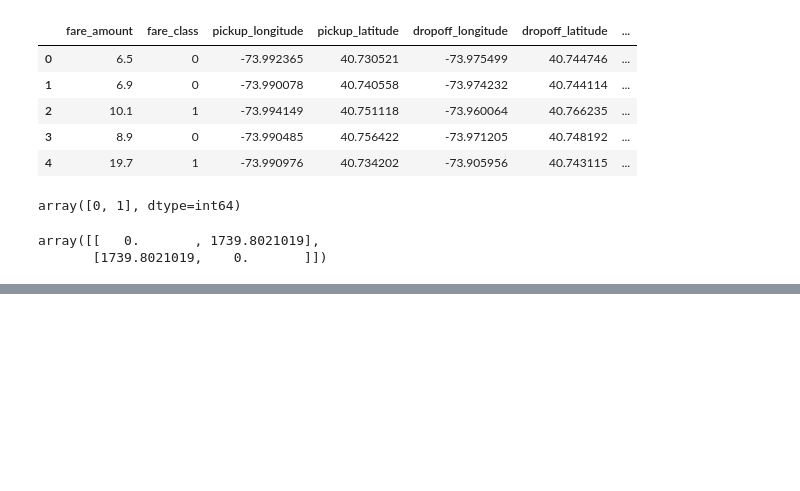
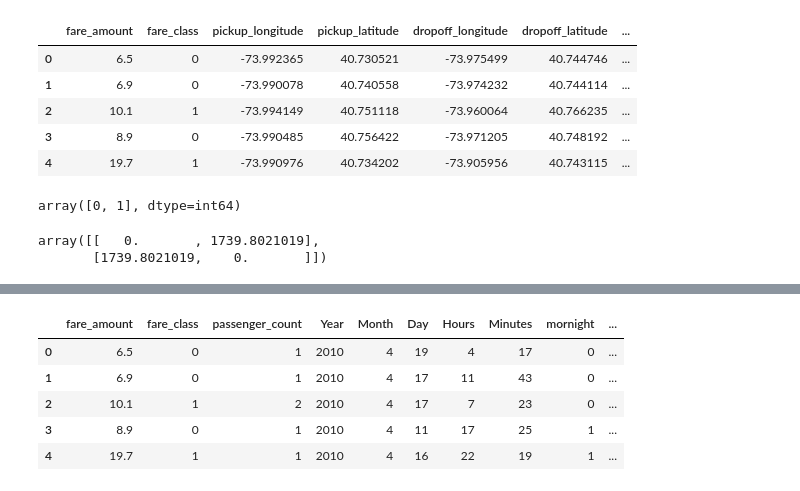
Before and after one commit to krishnaik06/NYC-Taxi-Fares-Prediction, a Jupyter notebook: farePricePrediction.ipynb, the cells around one changed output, grey strips where cells are left out. Drawn from its saved outputs; the diff is of its cells as text; code cells hidden in the pictures; blank space fills up the shorter version.

```diff
--- a/farePricePrediction.ipynb
+++ b/farePricePrediction.ipynb
@@ -159,0 +177,21 @@ array([[   0.       , 1739.8021019],
+# %%
+###https://stackoverflow.com/questions/4913349/haversine-formula-in-python-bearing-and-distance-between-two-gps-points
+
+
+def haversine(df):
+    """
+    Calculate the great circle distance between two points
+    on the earth (specified in decimal degrees)
+    """
+    lat1= np.radians(df["pickup_latitude"])
+    lat2 = np.radians(df["dropoff_latitude"])
+    #### Based on the formula  x1=drop_lat,x2=dropoff_long
+    dlat = np.radians(df['dropoff_latitude']-df["pickup_latitude"])
+    dlong = np.radians(df["dropoff_longitude"]-df["pickup_longitude"])
+    a = np.sin(dlat/2)**2 + np.cos(lat1) * np.cos(lat2) * np.sin(dlong/2)**2
+
+    c = 2 * np.arctan2(np.sqrt(a), np.sqrt(1-a))
+    r = 6371 # Radius of earth in kilometers. Use 3956 for miles
+    return c * r
+# %%
+df['Total distance']=haversine(df)
@@ -159,0 +207,11 @@ array([[   0.       , 1739.8021019],
+# %%
+df.drop(["pickup_longitude","pickup_latitude","dropoff_longitude","dropoff_latitude"],axis=1,inplace=True)
+# %%
+df.head()
+# %% [output]
+|  | fare_amount | fare_class | passenger_count | Year | Month | Day | Hours | Minutes | mornight | ... |
+| 0 | 6.5 | 0 | 1 | 2010 | 4 | 19 | 4 | 17 | 0 | ... |
+| 1 | 6.9 | 0 | 1 | 2010 | 4 | 17 | 11 | 43 | 0 | ... |
+| 2 | 10.1 | 1 | 2 | 2010 | 4 | 17 | 7 | 23 | 0 | ... |
+| 3 | 8.9 | 0 | 1 | 2010 | 4 | 11 | 17 | 25 | 1 | ... |
+| 4 | 19.7 | 1 | 1 | 2010 | 4 | 16 | 22 | 19 | 1 | ... |
```
Also changed, not shown: parts of 4 cells of this notebook.
